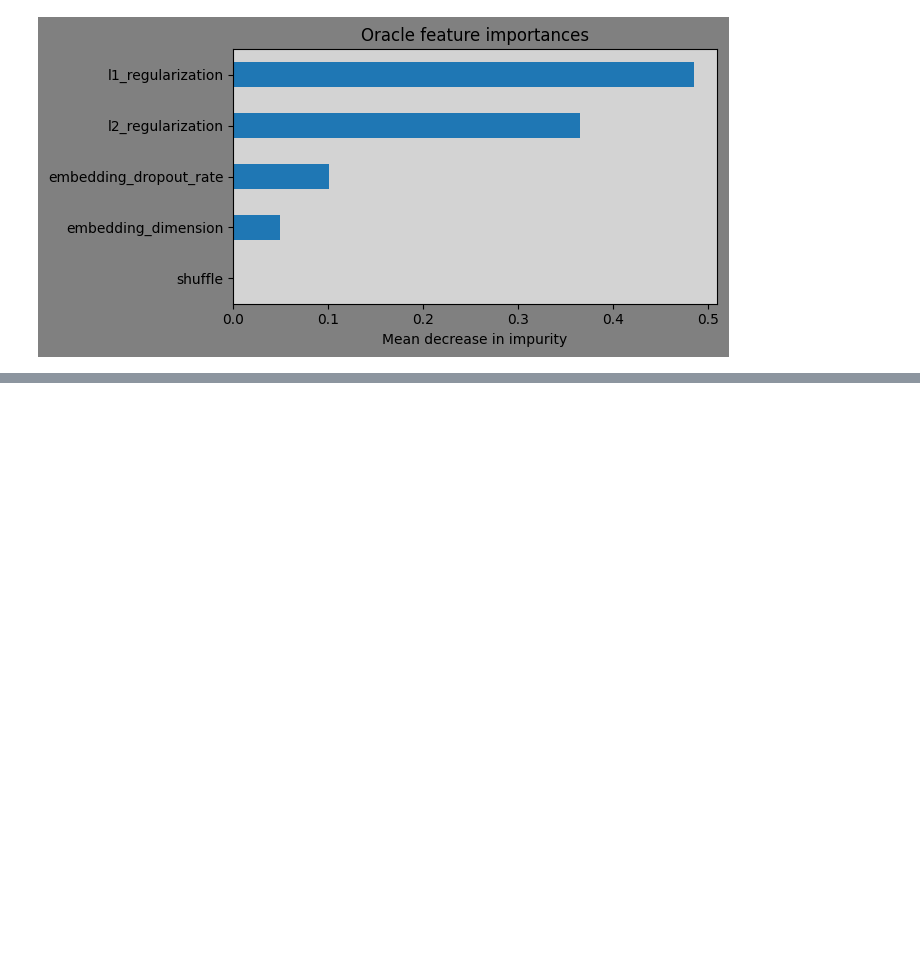
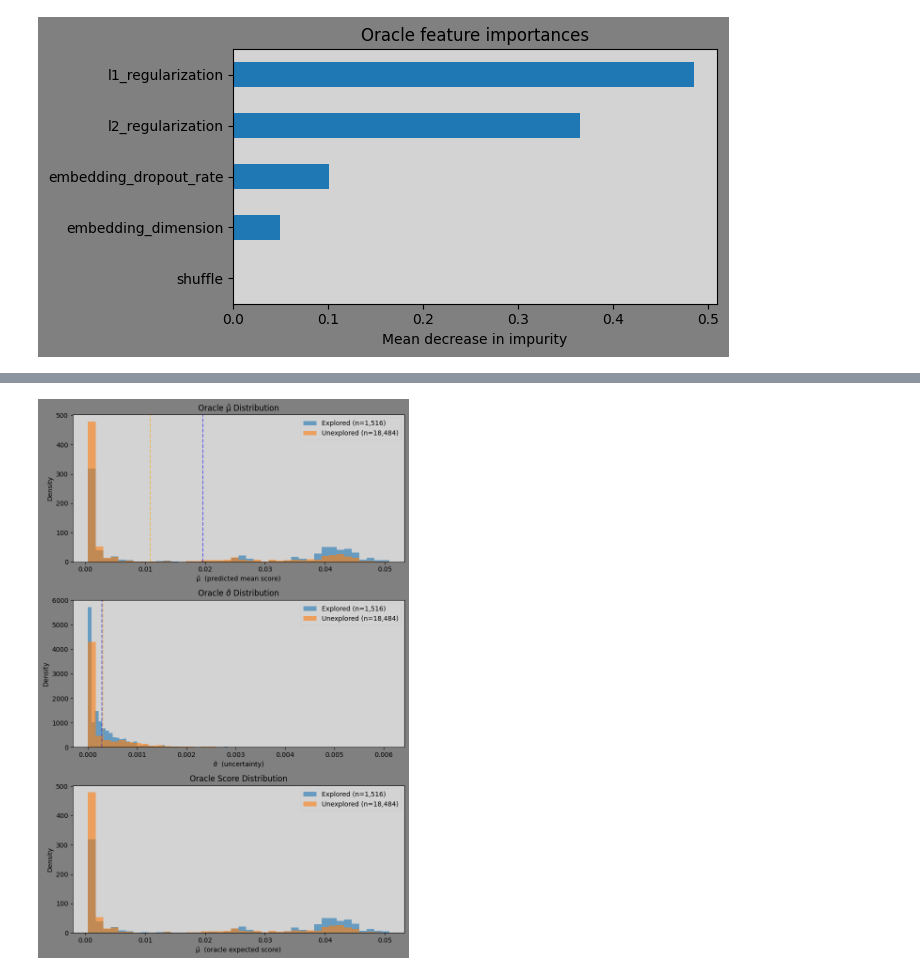
Before and after one commit to chaald/peppermint-matrix, a Jupyter notebook: notebooks/parameter_analysis/oracle_model.ipynb, the cells around one changed output, grey strips where cells are left out. Saved outputs shown, nothing was run; the diff lists cells and outputs as text; code cells hidden in the pictures; blank space fills up the shorter version.

Commit message:
feat(oracle): hyperparameter sweep, finalize all-feat leaf=3, add sigma validation, update task doc

```diff
--- a/notebooks/parameter_analysis/oracle_model.ipynb
+++ b/notebooks/parameter_analysis/oracle_model.ipynb
@@ -243,7 +250,7 @@ oracle = Pipeline([
         n_estimators=512,
         max_features=None,
         max_samples=None,
-        min_samples_leaf=1,
+        min_samples_leaf=3,
         oob_score=True,
         n_jobs=-1,
         random_state=42,
@@ -337,0 +431,82 @@ plt.show()
+# %%
+# Build full grid and compute oracle μ̂ and σ̂
+all_combinations = list(itertools.product(*parameter_space.values()))
+full_grid = pl.DataFrame(
+    {col: [row[i] for row in all_combinations] for i, col in enumerate(feature_names)}
+)
+full_grid = full_grid.with_columns(pl.col("shuffle").cast(pl.Float64))
+
+# Tag explored cells
+explored_dataframe = (
+    full_dataframe
+    .group_by(feature_names)
+    .agg(pl.col(target_metric).mean().alias(f"observed_{target_metric}"))
+)
+explored_keys = set(
+    tuple(row) for row in explored_dataframe.select(feature_names).to_numpy().tolist()
+)
+full_grid = full_grid.with_columns(
+    pl.struct(feature_names)
+    .map_elements(lambda s: tuple(s[c] for c in feature_names) in explored_keys, return_dtype=pl.Boolean)
+    .alias("explored")
+)
+
+# Predict μ̂ and σ̂ using the full-data oracle
+grid_features = full_grid.select(feature_names).to_numpy()
+oracle_rf = oracle.named_steps["rf"]
+grid_features_log = oracle.named_steps["log_reg"].transform(grid_features)
+tree_preds = np.stack([tree.predict(grid_features_log) for tree in oracle_rf.estimators_], axis=0)
+mu_hat = tree_preds.mean(axis=0)
+sigma_hat = tree_preds.std(axis=0)
+
+full_grid = full_grid.with_columns([
+    pl.Series("mu_hat", mu_hat),
+    pl.Series("sigma_hat", sigma_hat),
+])
+
+explored_sigma = full_grid.filter(pl.col("explored"))["sigma_hat"].to_numpy()
+unexplored_sigma = full_grid.filter(~pl.col("explored"))["sigma_hat"].to_numpy()
+explored_mu = full_grid.filter(pl.col("explored"))["mu_hat"].to_numpy()
+unexplored_mu = full_grid.filter(~pl.col("explored"))["mu_hat"].to_numpy()
+
+sigma_ratio = unexplored_sigma.mean() / explored_sigma.mean()
+print(f"Explored cells:   μ̂ = {explored_mu.mean():.6f} ± {explored_mu.std():.6f}   σ̂ = {explored_sigma.mean():.6f} ± {explored_sigma.std():.6f}")
+print(f"Unexplored cells: μ̂ = {unexplored_mu.mean():.6f} ± {unexplored_mu.std():.6f}   σ̂ = {unexplored_sigma.mean():.6f} ± {unexplored_sigma.std():.6f}")
+print(f"σ̂ ratio (unexplored / explored): {sigma_ratio:.2f}x")
+print(f"Target: oracle σ̂ should be tight (ratio < 3x, unlike acquisition's target of > 1.5x for exploration)")
+
+# Histogram comparison — μ̂, σ̂, and UCB side by side
+axes: List[plt.Axes]
+fig, axes = plt.subplots(3, 1, figsize=(8, 12))
+
+# μ̂ distribution
+axes[0].hist(explored_mu, bins=40, alpha=0.6, density=True, label=f"Explored (n={len(explored_mu):,})")
+axes[0].hist(unexplored_mu, bins=40, alpha=0.6, density=True, label=f"Unexplored (n={len(unexplored_mu):,})")
+axes[0].axvline(explored_mu.mean(), color='blue', linestyle='--', alpha=0.5)
+axes[0].axvline(unexplored_mu.mean(), color='orange', linestyle='--', alpha=0.5)
+axes[0].set_xlabel("μ̂  (predicted mean score)")
+axes[0].set_ylabel("Density")
+axes[0].set_title("Oracle μ̂ Distribution")
+axes[0].legend()
+
+# σ̂ distribution
+axes[1].hist(explored_sigma, bins=40, alpha=0.6, density=True, label=f"Explored (n={len(explored_sigma):,})")
+axes[1].hist(unexplored_sigma, bins=40, alpha=0.6, density=True, label=f"Unexplored (n={len(unexplored_sigma):,})")
+axes[1].axvline(explored_sigma.mean(), color='blue', linestyle='--', alpha=0.5)
+axes[1].axvline(unexplored_sigma.mean(), color='orange', linestyle='--', alpha=0.5)
+axes[1].set_xlabel("σ̂  (uncertainty)")
+axes[1].set_ylabel("Density")
+axes[1].set_title("Oracle σ̂ Distribution")
+axes[1].legend()
+
+# UCB distribution
+axes[2].hist(explored_mu, bins=40, alpha=0.6, density=True, label=f"Explored (n={len(explored_mu):,})")
+axes[2].hist(unexplored_mu, bins=40, alpha=0.6, density=True, label=f"Unexplored (n={len(unexplored_mu):,})")
+axes[2].set_xlabel("μ̂  (oracle expected score)")
+axes[2].set_ylabel("Density")
+axes[2].set_title("Oracle Score Distribution")
+axes[2].legend()
+
+plt.tight_layout()
+plt.show()
+# %% [output]
@@ -337,0 +517 @@ plt.show()
+[figure, added]
```
Also changed, not shown: parts of 8 cells of this notebook, 1 other file.
